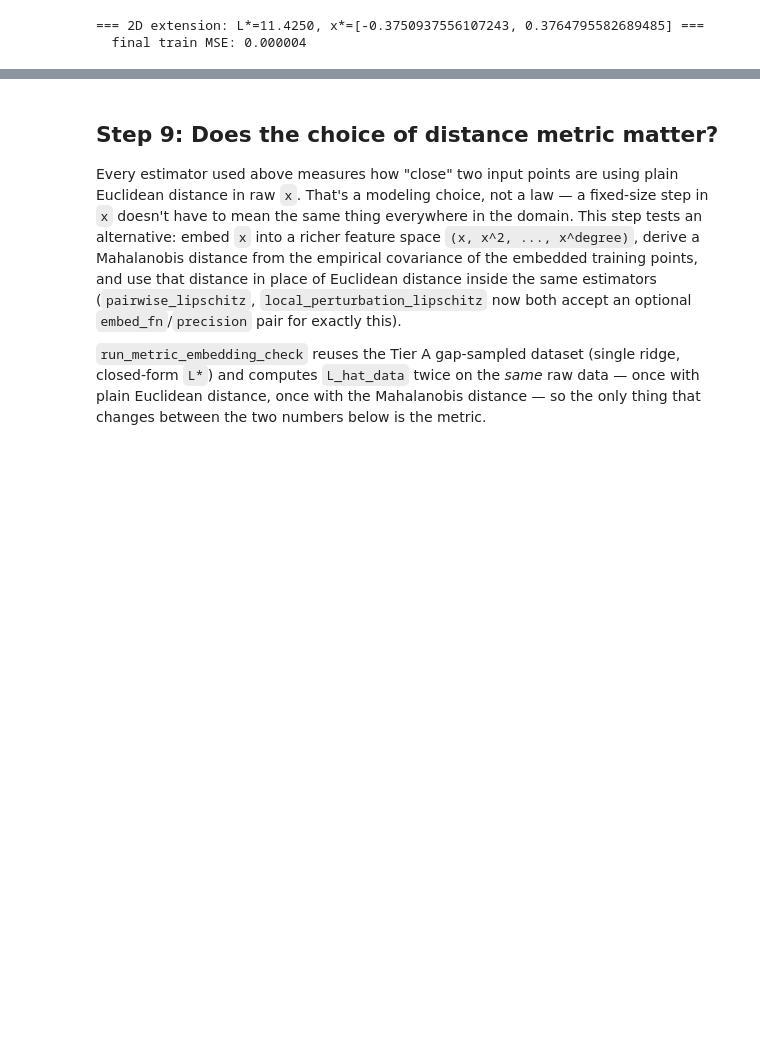
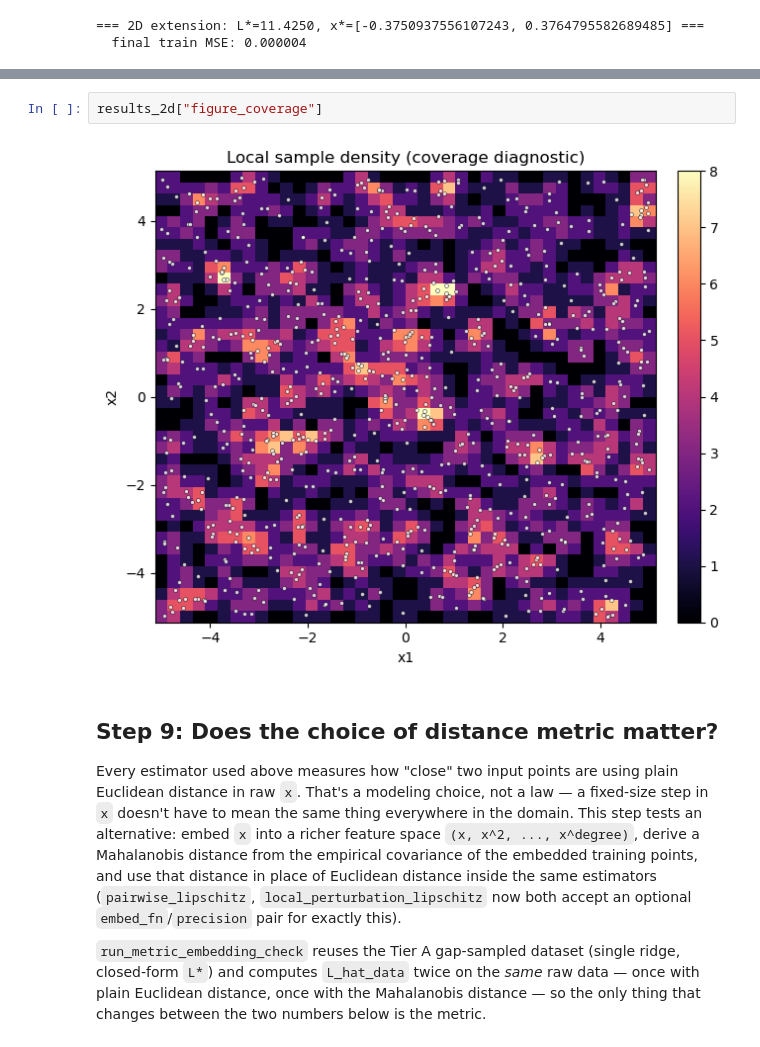
Before and after one commit to Kilobyte947/Datasig, a Jupyter notebook: toy_lipschitz/notebook_toy_lipschitz.ipynb, the cells around one changed output, grey strips where cells are left out. Cells and saved outputs as stored; diff of their text form; blank space fills up the shorter version.

```diff
--- a/toy_lipschitz/notebook_toy_lipschitz.ipynb
+++ b/toy_lipschitz/notebook_toy_lipschitz.ipynb
@@ -310,3 +343,7 @@ results_2d = run_experiment.run_2d_extension()
+# %%
+results_2d["figure_coverage"]
+# %% [output]
+[figure, added]
 # %% [markdown]
 ## Step 9: Does the choice of distance metric matter?
 
```
Also changed, not shown: parts of 5 cells of this notebook, 4 other files.
